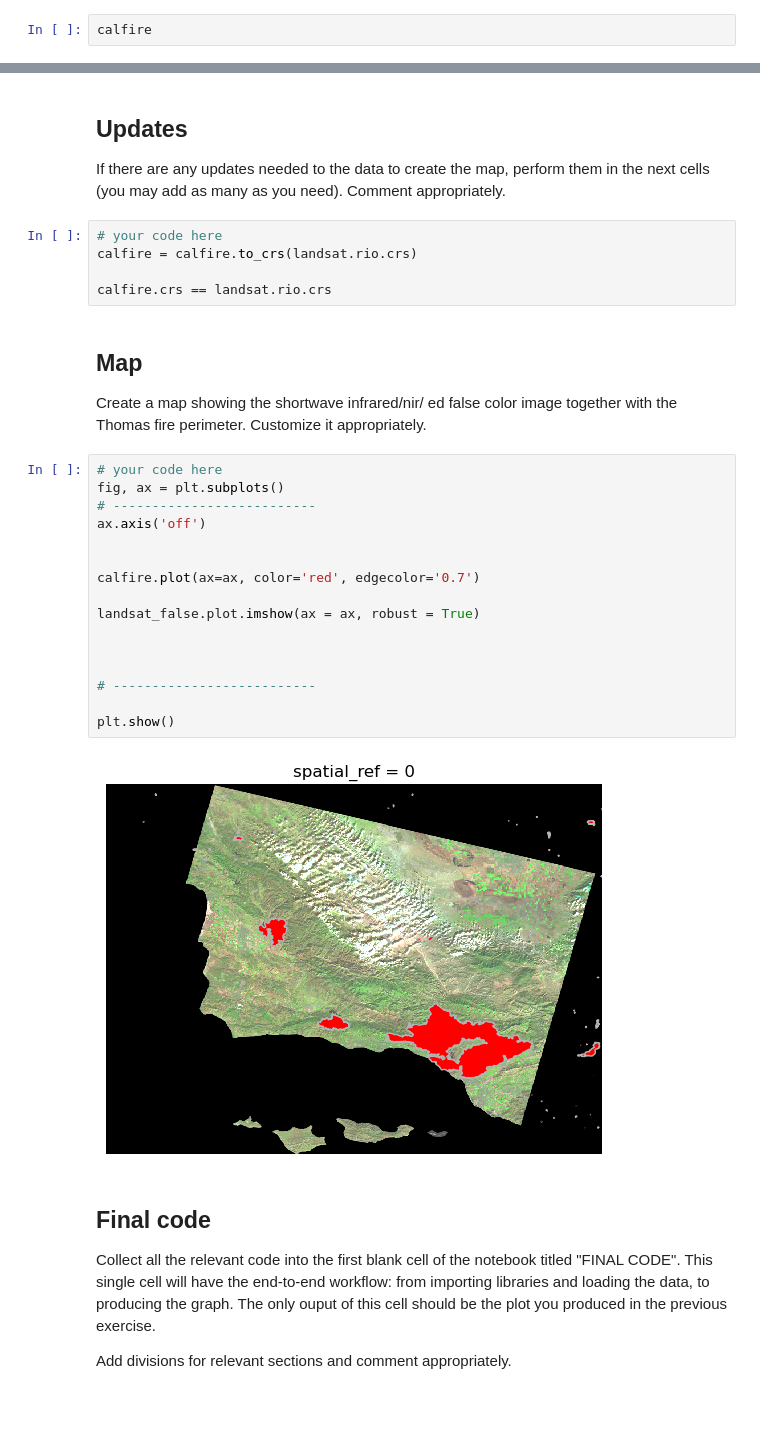
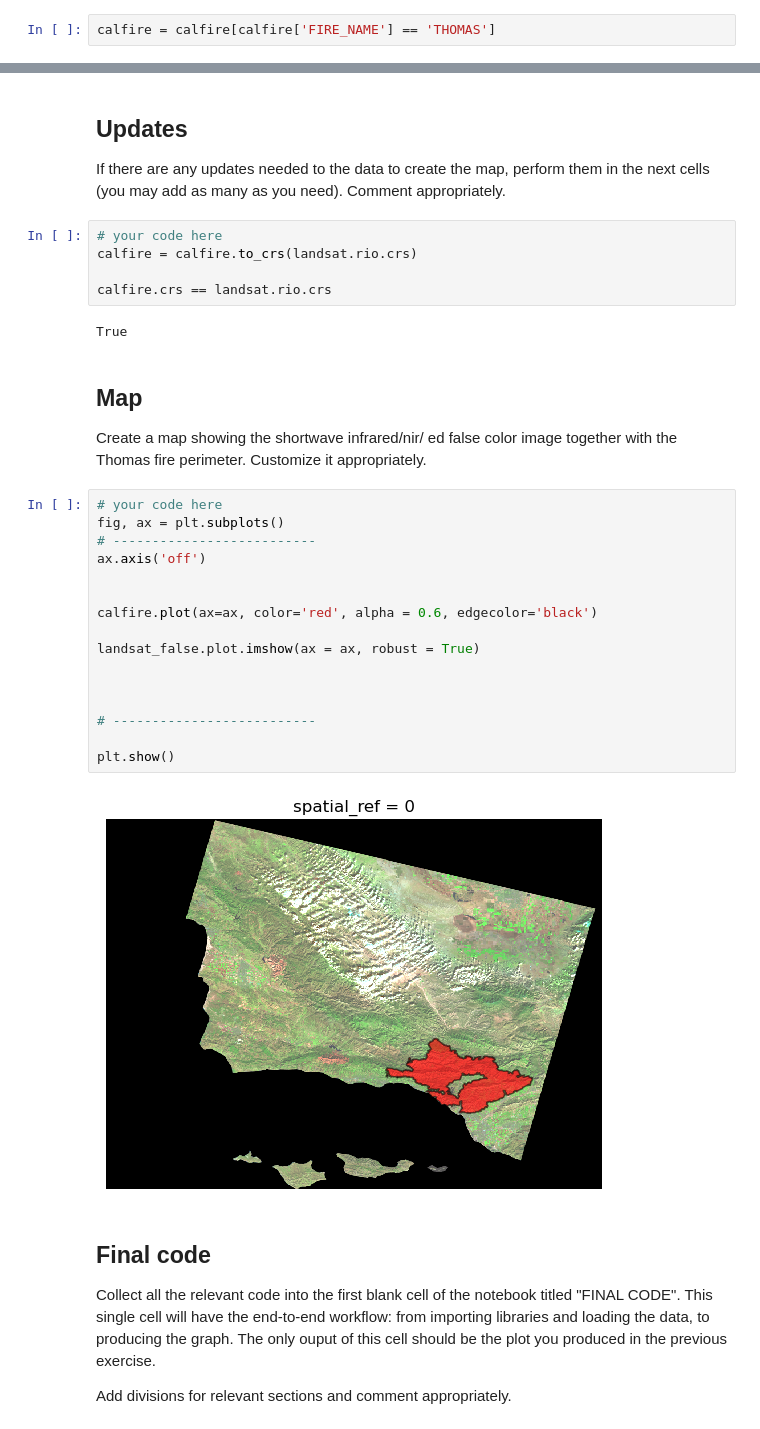
Before and after one commit to hmchilders/eds220-hw-4, a Jupyter notebook: hwk4-task2-false-color.ipynb, the cells around one changed output, grey strips where cells are left out. Cells and saved outputs as stored; diff of their text form.

```diff
--- a/hwk4-task2-false-color.ipynb
+++ b/hwk4-task2-false-color.ipynb
@@ -74,4 +74,4 @@ landsat = rioxr.open_rasterio(os.path.join(os.getcwd(),'data','landsat8-2018-01-
 # Import the CalFire data
 calfire = gpd.read_file('data/California_Fire_Perimeters_2017/California_Fire_Perimeters_2017.shp')
 # %%
-calfire
+calfire = calfire[calfire['FIRE_NAME'] == 'THOMAS']
@@ -222,6 +202,8 @@ Comment appropriately.
 calfire = calfire.to_crs(landsat.rio.crs)
 
 calfire.crs == landsat.rio.crs
+# %% [output]
+True
 # %% [markdown]
 ## Map
 
@@ -230,21 +212,21 @@ Customize it appropriately.
 # %%
 # your code here
 fig, ax = plt.subplots()
 # --------------------------
 ax.axis('off')
 
 
-calfire.plot(ax=ax, color='red', edgecolor='0.7')
+calfire.plot(ax=ax, color='red', alpha = 0.6, edgecolor='black')
 
 landsat_false.plot.imshow(ax = ax, robust = True)
 
 
 
 # --------------------------
 
 plt.show()
 # %% [output]
-[figure, old version]
+[figure, new version]
 # %% [markdown]
 ## Final code
 
```
Also changed, not shown: parts of 3 cells of this notebook, 1 other file.
